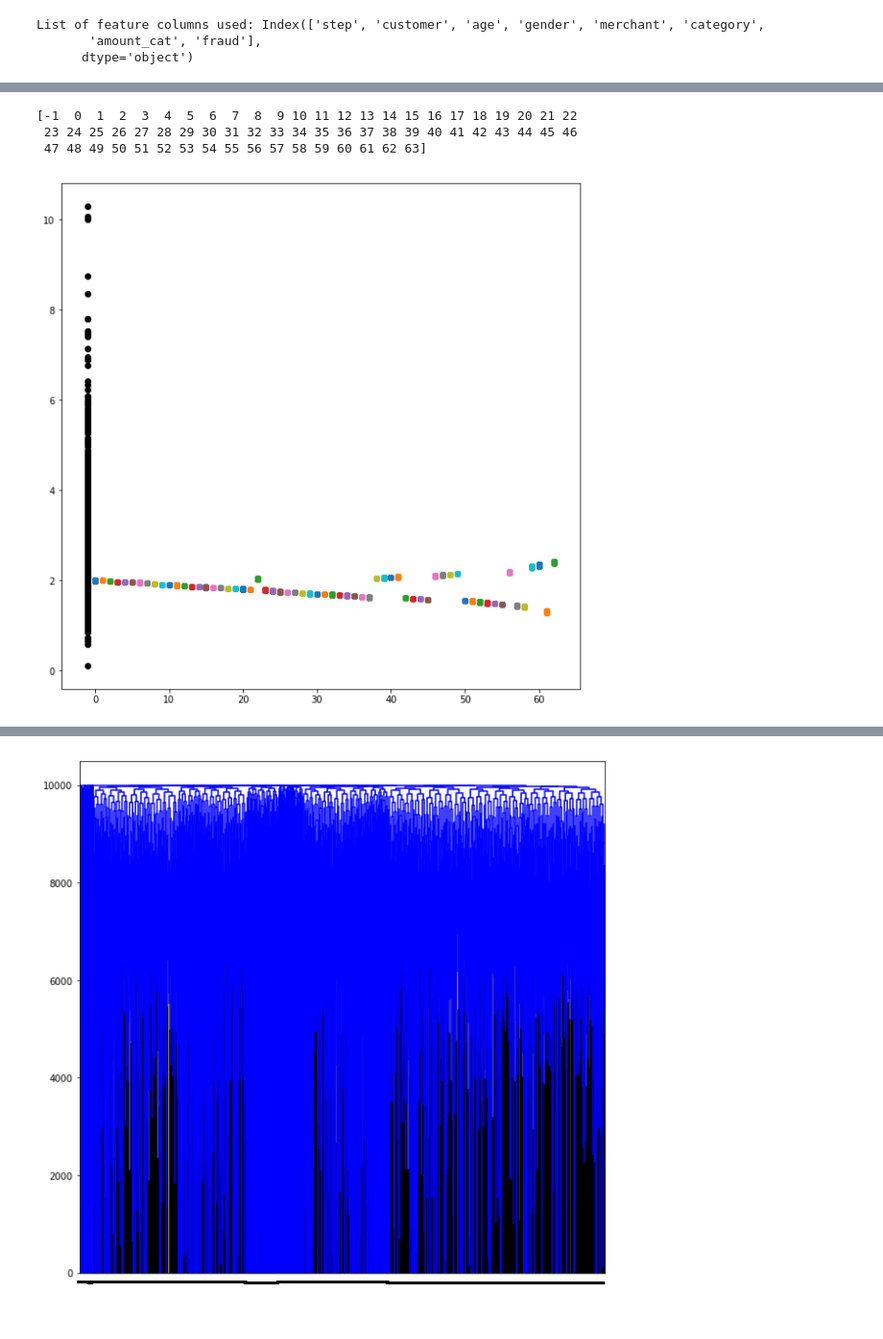
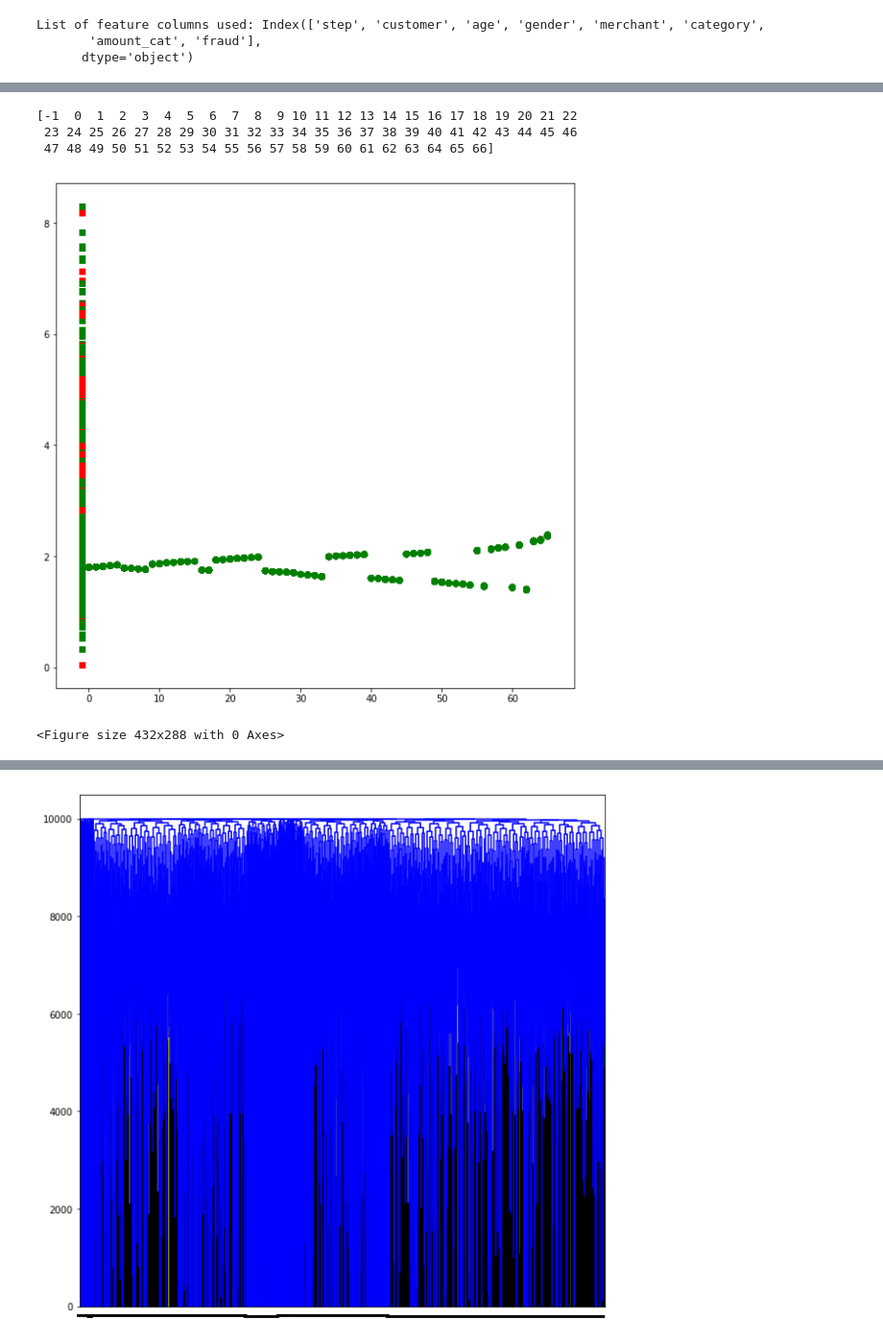
Before and after one commit to amy88amy/fpg, a Jupyter notebook: code/notebooks/Clustering.ipynb, the cells around one changed output, grey strips where cells are left out. Shown at 96% size. Drawn from its saved outputs; the diff is of its cells as text; code cells hidden in the pictures.

```diff
--- a/code/notebooks/Clustering.ipynb
+++ b/code/notebooks/Clustering.ipynb
@@ -17,7 +17,7 @@ warnings.simplefilter(action='ignore', category=FutureWarning)
 # %% [output]
 unable to import 'smart_open.gcs', disabling that module
 # %%
-data_path = 'bs140513_032310.csv'
+data_path = '../../data/bs140513_032310.csv'
 raw_data = pd.read_csv(data_path)
 
 # from `bank_sim_dat_exp.ipynb` previous analysis
@@ -189,6 +196,5 @@ plt.clf()
 <Figure size 432x288 with 0 Axes>
 # %%
-from sklearn.cluster import KMeans
 kmeans10 = KMeans(n_clusters=10, random_state=0).fit(dot)
 kmeans10.labels_
 
@@ -201,13 +207,11 @@ points = kmeans10.labels_
 # create scatter plot for samples from each class
 for class_value in range(10):
     # get row indexes for samples with this class
-    i = np.where(kmeans10.labels_ == class_value)
-    # create scatter of these samples
-#     plt.scatter(X[i, -2], X[i, -1], cmap='PuBuGn')
-    y = [class_value for i in range(len(i[0]))]
-    plt.scatter(y, dot[i], cmap='PuBuGn')
-    plt.scatter(class_value, centers[class_value], label=class_value, c="black", marker="s")
-#     plt.plot(dot[i], class_value)
+    ids = np.where(kmeans10.labels_ == class_value)
+    y = [class_value for i in range(len(ids[0]))]
+    plt.scatter(y, dot[ids], c=y_color[ids])
+#     plt.scatter(class_value, centers[class_value], label=class_value, c="black", marker="s")
+
 # show the plot
 plt.show()
 fig.savefig("kmeans_10.jpg")
@@ -217,6 +221,5 @@ plt.clf()
 <Figure size 432x288 with 0 Axes>
 # %%
-from sklearn.cluster import KMeans
 kmeans20 = KMeans(n_clusters=20, random_state=0).fit(dot)
 kmeans20.labels_
 
@@ -227,15 +230,13 @@ centers = kmeans20.cluster_centers_
 points = kmeans20.labels_
 
 # create scatter plot for samples from each class
-for class_value in range(10):
+for class_value in range(20):
     # get row indexes for samples with this class
-    i = np.where(kmeans20.labels_ == class_value)
-    # create scatter of these samples
-#     plt.scatter(X[i, -2], X[i, -1], cmap='PuBuGn')
-    y = [class_value for i in range(len(i[0]))]
-    plt.scatter(y, dot[i], cmap='PuBuGn')
-    plt.scatter(class_value, centers[class_value], label=class_value, c="black", marker="s")
-#     plt.plot(dot[i], class_value)
+    ids = np.where(kmeans50.labels_ == class_value)
+    y = [class_value for i in range(len(ids[0]))]
+    plt.scatter(y, dot[ids], c=y_color[ids])
+#     plt.scatter(class_value, centers[class_value], label=class_value, c="black", marker="s")
+
 # show the plot
 plt.show()
 fig.savefig("kmeans_20.jpg")
@@ -246,36 +272,36 @@ plt.clf()
 # %%
 X = dot[:10000]
 from sklearn.cluster import OPTICS
 optics = OPTICS(min_samples=50).fit(X)
 l = optics.labels_
 
 print(np.unique(l))
 
 fig = plt.gcf()
 fig.set_size_inches(10, 10)
 
 # create scatter plot for samples from each class
 for class_value in range(0, l.max(), 1):
-    # get row indexes for samples with this class
-    i = np.where(l == class_value)
-    # create scatter of these samples
-    y = [class_value for i in range(len(i[0]))]
-    plt.scatter(y, X[i], cmap='PuBuGn')
+    ids = np.where(l == class_value)
+    y = [class_value for i in range(len(ids[0]))]
+    plt.scatter(y, X[ids], c=y_color[ids])
 
-i = np.where(l == -1)
+
+ids = np.where(l == -1)
 # create scatter of these samples
-y = [-1 for i in range(len(i[0]))]
-plt.scatter(y, dot[i], c='black')
+y = [-1 for i in range(len(ids[0]))]
+plt.scatter(y, X[ids], c=y_color[ids], marker="s")
 
 # show the plot
 plt.show()
 fig.savefig("optics_50.jpg")
 plt.clf()
 # %% [output]
 [-1  0  1  2  3  4  5  6  7  8  9 10 11 12 13 14 15 16 17 18 19 20 21 22
  23 24 25 26 27 28 29 30 31 32 33 34 35 36 37 38 39 40 41 42 43 44 45 46
- 47 48 49 50 51 52 53 54 55 56 57 58 59 60 61 62 63]
+ 47 48 49 50 51 52 53 54 55 56 57 58 59 60 61 62 63 64 65 66]
-[figure, old version]
+[figure, new version]
+<Figure size 432x288 with 0 Axes>
 # %%
 X = dot[:10000]
 from sklearn.cluster import OPTICS
```
Also changed, not shown: parts of 9 cells of this notebook, 8 other files.
